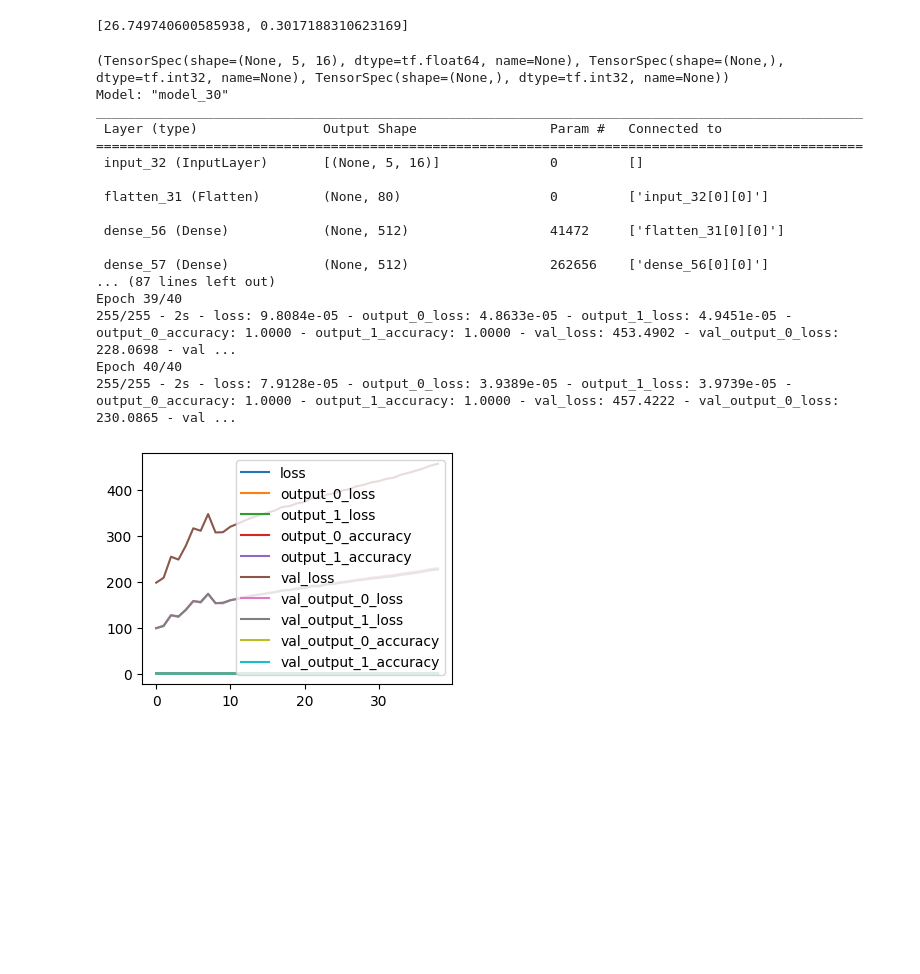
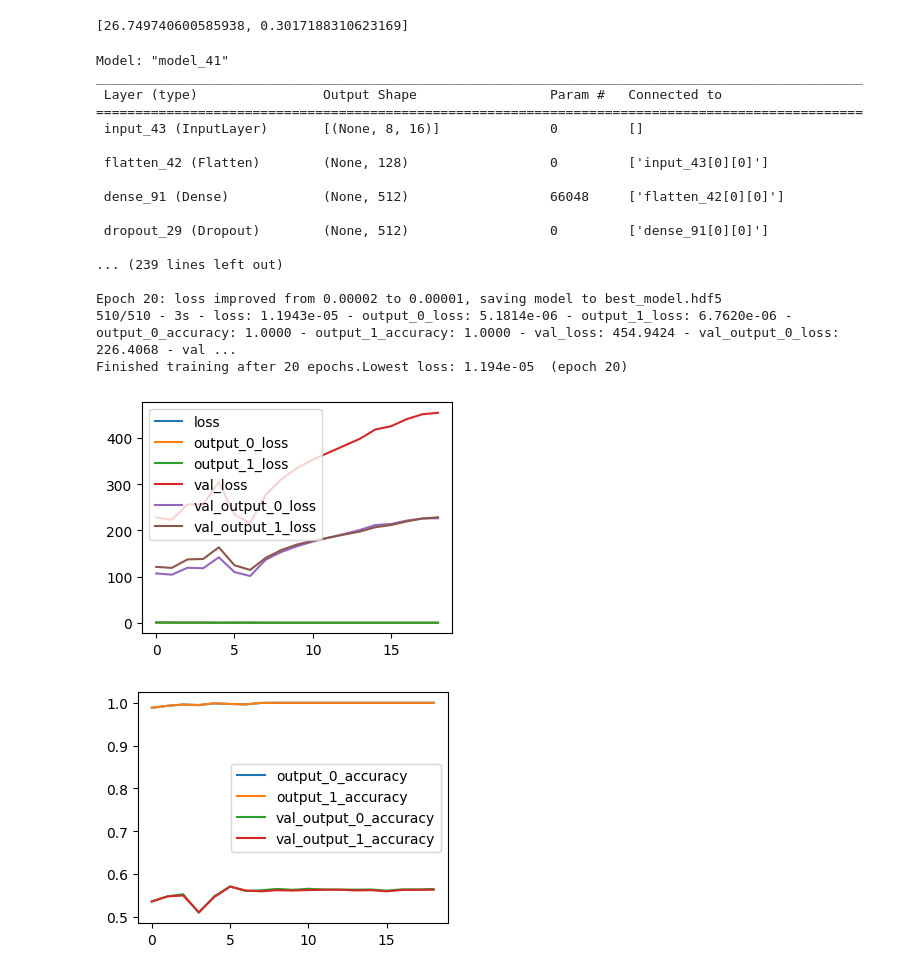
Before and after one commit to DavidBaldsiefen/splid-challenge, a Jupyter notebook: base_nb.ipynb, the cells around one changed output. Drawn from its saved outputs; the diff is of its cells as text; code cells hidden in the pictures; blank space fills up the shorter version.

```diff
--- a/base_nb.ipynb
+++ b/base_nb.ipynb
@@ -50,6 +50,6 @@ print(val_labels_NS)
 ['SS-NK', 'IK-CK', 'SS-CK', 'SS-HK', 'IK-HK']
 ['SS-NK', 'IK-CK', 'SS-HK']
 # %%
-ds_gen = datahandler.DatasetGenerator(split_df=split_dataframes, train_val_split=0.85, stride=1, input_steps=5, seed=69)
+ds_gen = datahandler.DatasetGenerator(split_df=split_dataframes, train_val_split=0.85, stride=1, input_steps=8, seed=69)
 # %% [output]
 Creating dataset from 15 train and 3 val objects
@@ -82,27 +83,29 @@ NS results:
 51/51 [==============================] - 0s 3ms/step - loss: 26.7497 - accuracy: 0.3017
 [26.749740600585938, 0.3017188310623169]
 # %%
-train_combined, val_combined = ds_gen.get_datasets(128, label_features=['EW', 'NS'], shuffle=True)
-print(train_combined.element_spec)
-dense_combined_model = prediction_models.Dense_NN(train_combined, dense_layers=[512,512], l2_reg=0.00, mixed_dropout=0.0, seed=0)
+train_combined, val_combined = ds_gen.get_datasets(64, label_features=['EW', 'NS'], shuffle=True)
+dense_combined_model = prediction_models.Dense_NN(train_combined, dense_layers=[512,512,64,32], l2_reg=0.0, mixed_dropout=0.15, lr_scheduler=[10000,0.8], seed=0)
 dense_combined_model.summary()
-hist = dense_combined_model.fit(train_combined, val_ds=val_combined, epochs=40, verbose=2, plot_hist=True)
+hist = dense_combined_model.fit(train_combined, val_ds=val_combined, target_metric='loss', epochs=20, verbose=2, plot_hist=False, save_best_only=True)
+dense_combined_model.plot_hist(hist, [k for k in hist.history.keys() if 'loss' in k])
+dense_combined_model.plot_hist(hist, [k for k in hist.history.keys() if 'accuracy' in k])
 # %% [output]
-(TensorSpec(shape=(None, 5, 16), dtype=tf.float64, name=None), TensorSpec(shape=(None,), dtype=tf.int32, name=None), TensorSpec(shape=(None,), dtype=tf.int32, name=None))
-Model: "model_30"
+Model: "model_41"
 __________________________________________________________________________________________________
  Layer (type)                Output Shape                 Param #   Connected to
 ==================================================================================================
- input_32 (InputLayer)       [(None, 5, 16)]              0         []
+ input_43 (InputLayer)       [(None, 8, 16)]              0         []
 
- flatten_31 (Flatten)        (None, 80)                   0         ['input_32[0][0]']
+ flatten_42 (Flatten)        (None, 128)                  0         ['input_43[0][0]']
 
- dense_56 (Dense)            (None, 512)                  41472     ['flatten_31[0][0]']
+ dense_91 (Dense)            (None, 512)                  66048     ['flatten_42[0][0]']
 
- dense_57 (Dense)            (None, 512)                  262656    ['dense_56[0][0]']
-... (87 lines left out)
-Epoch 39/40
-255/255 - 2s - loss: 9.8084e-05 - output_0_loss: 4.8633e-05 - output_1_loss: 4.9451e-05 - output_0_accuracy: 1.0000 - output_1_accuracy: 1.0000 - val_loss: 453.4902 - val_output_0_loss: 228.0698 - val ...
-Epoch 40/40
-255/255 - 2s - loss: 7.9128e-05 - output_0_loss: 3.9389e-05 - output_1_loss: 3.9739e-05 - output_0_accuracy: 1.0000 - output_1_accuracy: 1.0000 - val_loss: 457.4222 - val_output_0_loss: 230.0865 - val ...
+ dropout_29 (Dropout)        (None, 512)                  0         ['dense_91[0][0]']
+
+... (239 lines left out)
+
+Epoch 20: loss improved from 0.00002 to 0.00001, saving model to best_model.hdf5
+510/510 - 3s - loss: 1.1943e-05 - output_0_loss: 5.1814e-06 - output_1_loss: 6.7620e-06 - output_0_accuracy: 1.0000 - output_1_accuracy: 1.0000 - val_loss: 454.9424 - val_output_0_loss: 226.4068 - val ...
+Finished training after 20 epochs.Lowest loss: 1.194e-05  (epoch 20)
-[figure, old version]
+[figure, new version]
+[figure, added]
```
Also changed, not shown: parts of 9 cells of this notebook, 3 other files.
